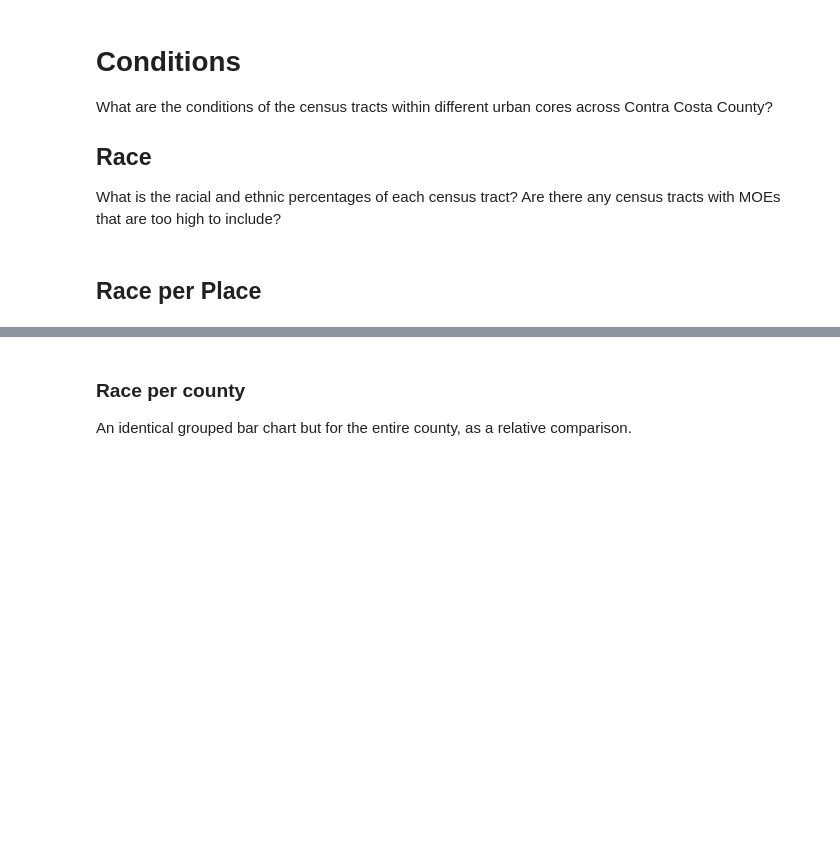
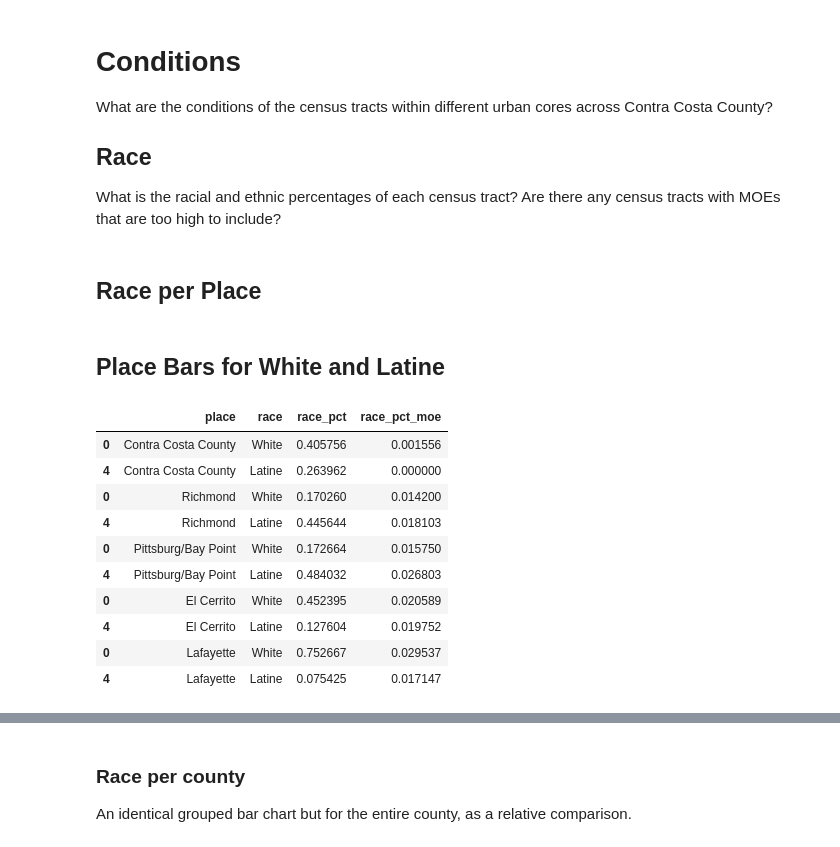
Before and after one commit to mbecica/richmond-trends, a Jupyter notebook: cc-county-trends.ipynb, the cells around one changed output, grey strips where cells are left out. Saved outputs shown, nothing was run; the diff lists cells and outputs as text; code cells hidden in the pictures; blank space fills up the shorter version.

Commit message:
simpler race bar chart

```diff
--- a/cc-county-trends.ipynb
+++ b/cc-county-trends.ipynb
@@ -290,3 +290,24 @@ df_pbp_combo.insert(0, "place", "Pittsburg/Bay Point")
 df_pbp_out = make_tidy_data(df_pbp_combo, "place")
 
 df_place_bars = pd.concat([df_richmond_out,df_pbp_out,df_elcerrito_out,df_lafayette_out])
+# %% [markdown]
+## Place Bars for White and Latine
+# %%
+df_county_white = df_county_processed[race_export_names.keys()]
+df_county_white.insert(0, "place", "Contra Costa County")
+df_county_white = make_tidy_data(df_county_white, "place")
+df_white_bars = pd.concat([df_county_white, df_place_bars])
+df_white_bars = df_white_bars[df_white_bars.race.isin(['White', 'Latine'])]
+df_white_bars
+# %% [output]
+|  | place | race | race_pct | race_pct_moe |
+| 0 | Contra Costa County | White | 0.405756 | 0.001556 |
+| 4 | Contra Costa County | Latine | 0.263962 | 0.000000 |
+| 0 | Richmond | White | 0.170260 | 0.014200 |
+| 4 | Richmond | Latine | 0.445644 | 0.018103 |
+| 0 | Pittsburg/Bay Point | White | 0.172664 | 0.015750 |
+| 4 | Pittsburg/Bay Point | Latine | 0.484032 | 0.026803 |
+| 0 | El Cerrito | White | 0.452395 | 0.020589 |
+| 4 | El Cerrito | Latine | 0.127604 | 0.019752 |
+| 0 | Lafayette | White | 0.752667 | 0.029537 |
+| 4 | Lafayette | Latine | 0.075425 | 0.017147 |
```
Also changed, not shown: parts of 3 cells of this notebook, 2 other files.
